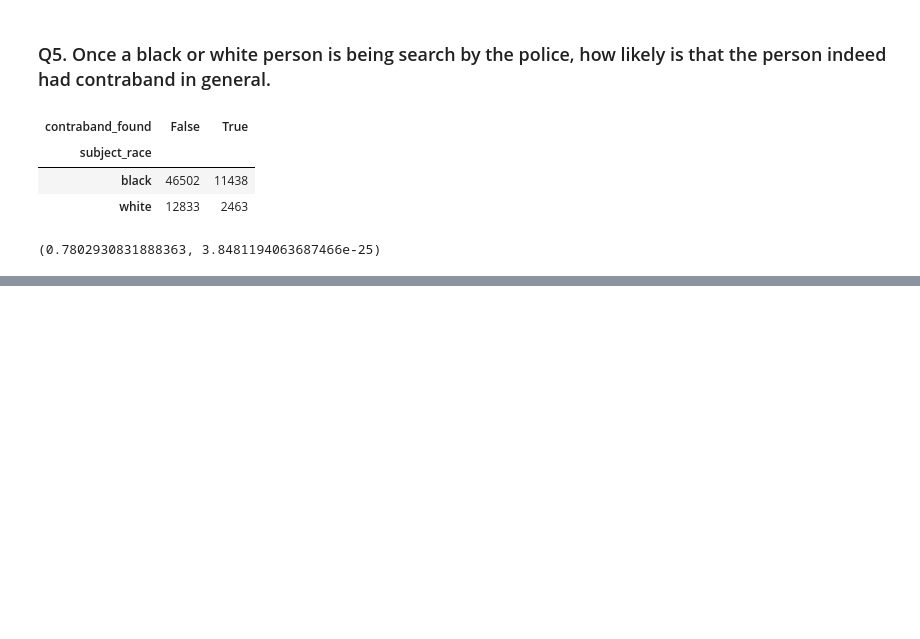
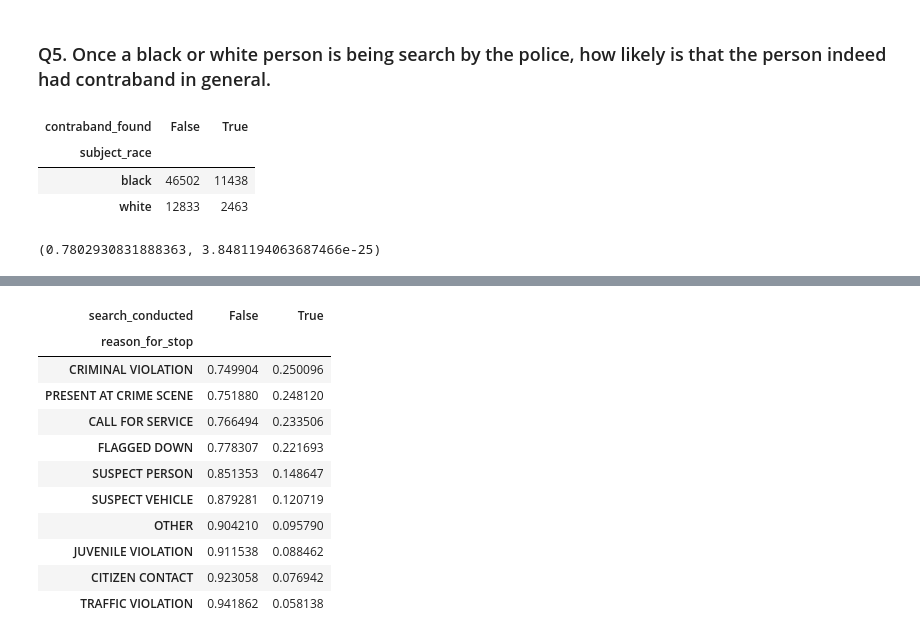
Before and after one commit to albertoabreu91/Practice_zone, a Jupyter notebook: New_Orleans_police.ipynb, the cells around one changed output, grey strips where cells are left out. Saved outputs shown, nothing was run; the diff lists cells and outputs as text; code cells hidden in the pictures; blank space fills up the shorter version.

```diff
--- a/New_Orleans_police.ipynb
+++ b/New_Orleans_police.ipynb
@@ -389,0 +482,19 @@ data_search_true_xtab
+# %%
+data_whites = data[data.subject_race == 'white']
+# %%
+(data_whites.groupby('reason_for_stop').search_conducted.value_counts(normalize=True)
+.unstack().sort_values(by=True,ascending=False).head(10)
+)
+# %% [output]
+| search_conducted | False | True |
+| reason_for_stop |  |  |
+| CRIMINAL VIOLATION | 0.749904 | 0.250096 |
+| PRESENT AT CRIME SCENE | 0.751880 | 0.248120 |
+| CALL FOR SERVICE | 0.766494 | 0.233506 |
+| FLAGGED DOWN | 0.778307 | 0.221693 |
+| SUSPECT PERSON | 0.851353 | 0.148647 |
+| SUSPECT VEHICLE | 0.879281 | 0.120719 |
+| OTHER | 0.904210 | 0.095790 |
+| JUVENILE VIOLATION | 0.911538 | 0.088462 |
+| CITIZEN CONTACT | 0.923058 | 0.076942 |
+| TRAFFIC VIOLATION | 0.941862 | 0.058138 |
```
Also changed, not shown: parts of 23 cells of this notebook.
